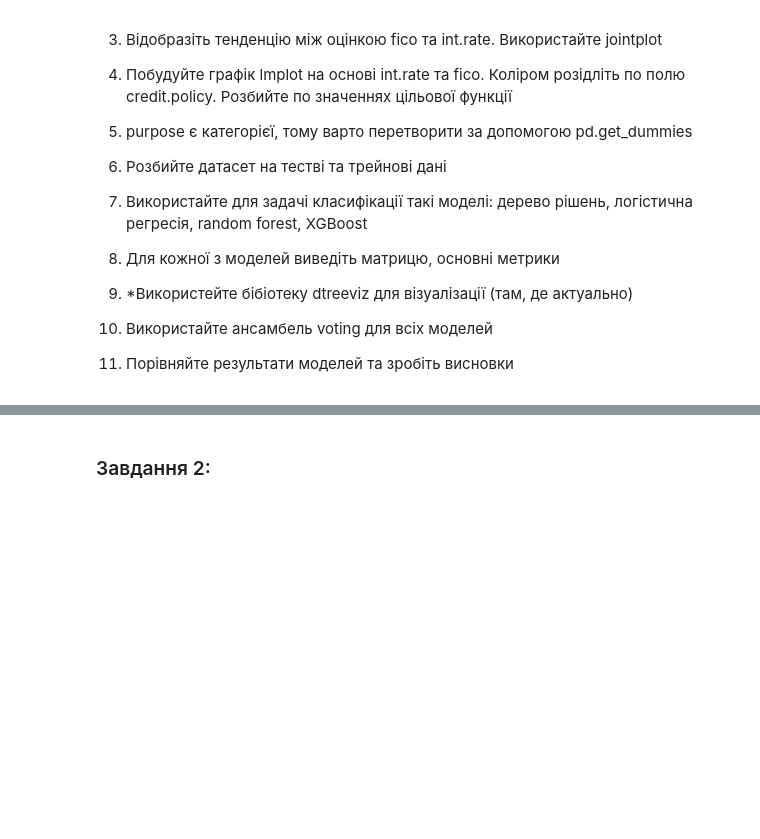
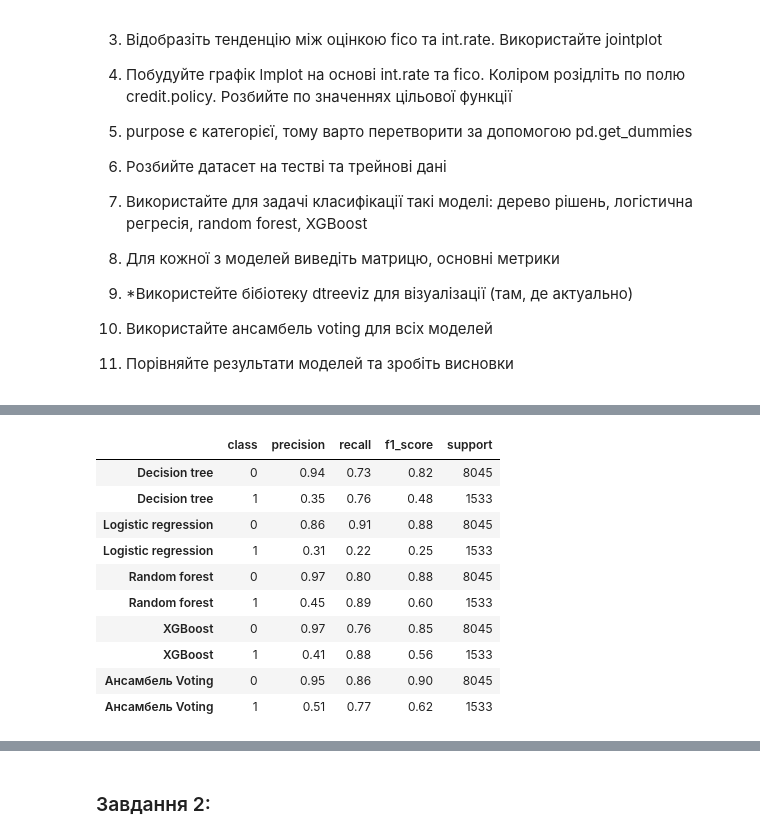
Before and after one commit to TaniaPiekh/DS-17, a Jupyter notebook: Lab 07/Lab work 7.ipynb, the cells around one changed output, grey strips where cells are left out. Cells and saved outputs as stored; diff of their text form; code cells hidden in the pictures; blank space fills up the shorter version.

```diff
--- a/Lab 07/Lab work 7.ipynb
+++ b/Lab 07/Lab work 7.ipynb
@@ -300,0 +281,9 @@ weighted avg       0.78      0.83      0.79      1916
+# %%
+#7.4 XGBoost
+
+model4 = XGBClassifier(use_label_encoder=False)
+model4.fit(X_train, y_train)
+
+# Здійснюємо класифікацію на тестових даних та виводимо accuracy
+y_pred_XGB = model4.predict(X_test)
+accuracy = accuracy_score(y_test, y_pred_XGB)
@@ -300,0 +303,6 @@ weighted avg       0.78      0.83      0.79      1916
+# %%
+precision4, recall4, f1_score4, support4 = precision_recall_fscore_support(y_test, y_pred_XGB)
+metrics_model4 = pd.DataFrame({'precision': precision4, 'recall': recall4, 'f1_score': f1_score4, 'support': support4},
+                              index=[0, 1])
+
+print(precision4, recall4, f1_score4, support4)
@@ -301,2 +311,8 @@ weighted avg       0.78      0.83      0.79      1916
 # %%
 # 9. Використайте ансамбель voting для всіх моделей
+# %%
+model_voting = VotingClassifier(estimators=[('dt', model1), ('lr', model2), ('rf', model3), ('xgb', model4)], voting='hard')
+
+model_voting.fit(X_train, y_train)
+
+y_pred_voting = model_voting.predict(X_test)
@@ -302,0 +331,6 @@ weighted avg       0.78      0.83      0.79      1916
+# %%
+precision5, recall5, f1_score5, support5 = precision_recall_fscore_support(y_test, y_pred_voting)
+metrics_model5 = pd.DataFrame({'precision': precision5, 'recall': recall5, 'f1_score': f1_score5, 'support': support5},
+                              index=[0, 1])
+
+print(precision5, recall5, f1_score5, support5)
@@ -304,0 +353,24 @@ weighted avg       0.78      0.83      0.79      1916
+# %%
+# Таблиця для порівняння основних метрик моделей
+basic_metrics = pd.concat([metrics_model1, metrics_model2, metrics_model3, metrics_model4, metrics_model5])
+basic_metrics = basic_metrics.round(2)
+basic_metrics = basic_metrics.reset_index().rename(columns={'index': 'class'})
+basic_metrics = basic_metrics.rename(index={0: 'Decision tree', 1: 'Decision tree',
+                                            2: 'Logistic regression', 3: 'Logistic regression',
+                                            4: 'Random forest', 5: 'Random forest',
+                                            6: 'XGBoost', 7: 'XGBoost',
+                                            8: 'Aнсамбель Voting', 9: 'Aнсамбель Voting'})
+
+basic_metrics
+# %% [output]
+|  | class | precision | recall | f1_score | support |
+| Decision tree | 0 | 0.94 | 0.73 | 0.82 | 8045 |
+| Decision tree | 1 | 0.35 | 0.76 | 0.48 | 1533 |
+| Logistic regression | 0 | 0.86 | 0.91 | 0.88 | 8045 |
+| Logistic regression | 1 | 0.31 | 0.22 | 0.25 | 1533 |
+| Random forest | 0 | 0.97 | 0.80 | 0.88 | 8045 |
+| Random forest | 1 | 0.45 | 0.89 | 0.60 | 1533 |
+| XGBoost | 0 | 0.97 | 0.76 | 0.85 | 8045 |
+| XGBoost | 1 | 0.41 | 0.88 | 0.56 | 1533 |
+| Aнсамбель Voting | 0 | 0.95 | 0.86 | 0.90 | 8045 |
+| Aнсамбель Voting | 1 | 0.51 | 0.77 | 0.62 | 1533 |
```
Also changed, not shown: parts of 49 cells of this notebook.
